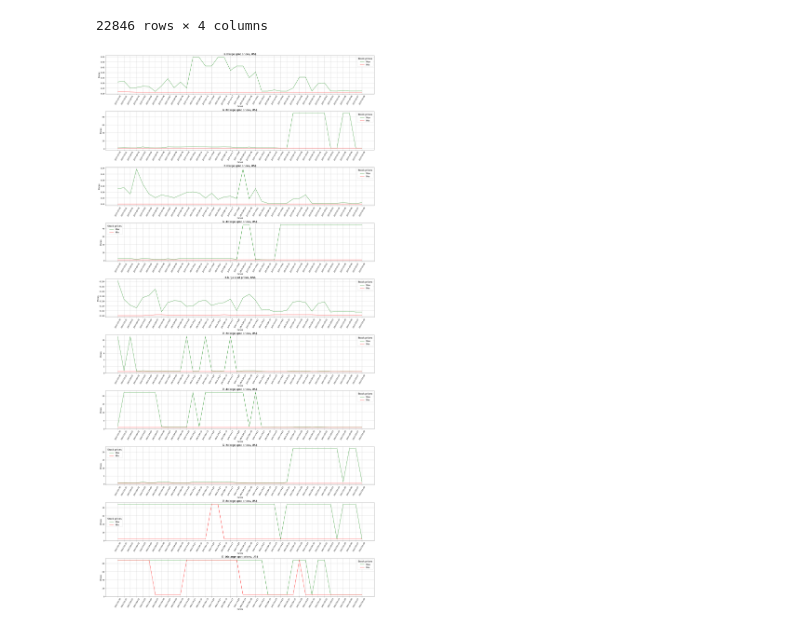
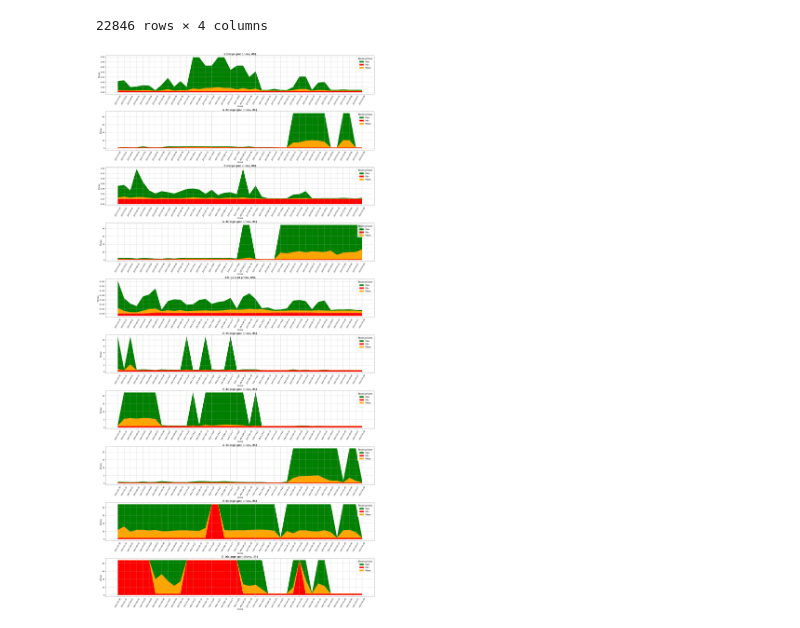
Before and after one commit to greymetall/data_science, a Jupyter notebook: matplotlib/aws_spot_prices.ipynb, the cells around one changed output. Saved outputs shown, nothing was run; the diff lists cells and outputs as text; code cells hidden in the pictures.

Commit message:
matplotlib( aws_spot_priced.ipynb): optimized code
and improved graphics

```diff
--- a/matplotlib/aws_spot_prices.ipynb
+++ b/matplotlib/aws_spot_prices.ipynb
@@ -11,5 +11,3 @@ from matplotlib import pyplot as plt
 # загрузка датафрейма из файла и приведение к нормальному виду
 df = pd.read_csv('data/ap-northeast-1.csv', parse_dates=True, index_col=[0], \
                  names=['Date', 'Architecture', 'OS', 'Zone', 'Price'])
-df.index = pd.to_datetime(df.index, format='%Y-%m-%d %H:%M:%S')
-df
@@ -50,7 +33,7 @@ df
 22846 rows × 4 columns
 # %%
 # приведение даты к виду: год-месяц-число
-df.index = pd.to_datetime(df.index).strftime('%Y-%m-%d')
+df.index = df.index.strftime('%Y-%m-%d')
 # %%
 # создание словаря с подфреймами основного фрейма, сгруппированных по типам архитектуры
 df_arch = []
@@ -58,20 +41,26 @@ arch_dict = {}
 arch_list = df['Architecture'].unique()
 for i, arch in enumerate(arch_list):
     df_arch.append(df[df['Architecture'] == arch])
-    arch_dict[f'df_arch{i}'] = df_arch[i]['Price'].groupby(['Date']).agg(['min', 'max'])
+    arch_dict[f'df_arch{i}'] = df_arch[i]['Price'].groupby(['Date']).agg(['min', 'max', 'mean'])
 # %%
 fig, axes = plt.subplots(len(arch_list), 1, figsize = (30, 60))
 for row, arch in enumerate(arch_dict):
-    axes[row].plot(arch_dict[f'df_arch{row}'].index, arch_dict[f'df_arch{row}']['max'], color='g', label='Max')
-    axes[row].plot(arch_dict[f'df_arch{row}'].index, arch_dict[f'df_arch{row}']['min'], color='r', label='Min')
+    x = arch_dict[f'df_arch{row}'].index
+    y_min = arch_dict[f'df_arch{row}']['min']
+    y_max = arch_dict[f'df_arch{row}']['max']
+    y_mean = arch_dict[f'df_arch{row}']['mean']
+    y_low = 0.109 if row == 4 else 0.2
+    axes[row].fill_between(arch_dict[f'df_arch{row}'].index, y_max, y_mean, color='g', label='Max')
+    axes[row].fill_between(arch_dict[f'df_arch{row}'].index, y_min, y_low if row in (0,2,4) else 0, color='r', label='Min')
+    axes[row].fill_between(arch_dict[f'df_arch{row}'].index, y_mean, y_min, color='orange', label='Mean')
     axes[row].set_title(arch_list[row] + ' spot prices, US$', fontsize=20)
     axes[row].set_xlabel('Dates', fontsize=16)
     axes[row].set_ylabel('Prices', fontsize=16)
     axes[row].set_xticklabels(arch_dict[f'df_arch{row}'].index, rotation=60)
     axes[row].tick_params(labelsize=14)
     axes[row].legend(title='Stock prices', title_fontsize=18, fontsize=16)
     axes[row].grid()
 plt.tight_layout()
 plt.show()
 # %% [output]
-[figure, old version]
+[figure, new version]
```
Also changed, not shown: parts of 1 cell of this notebook.
